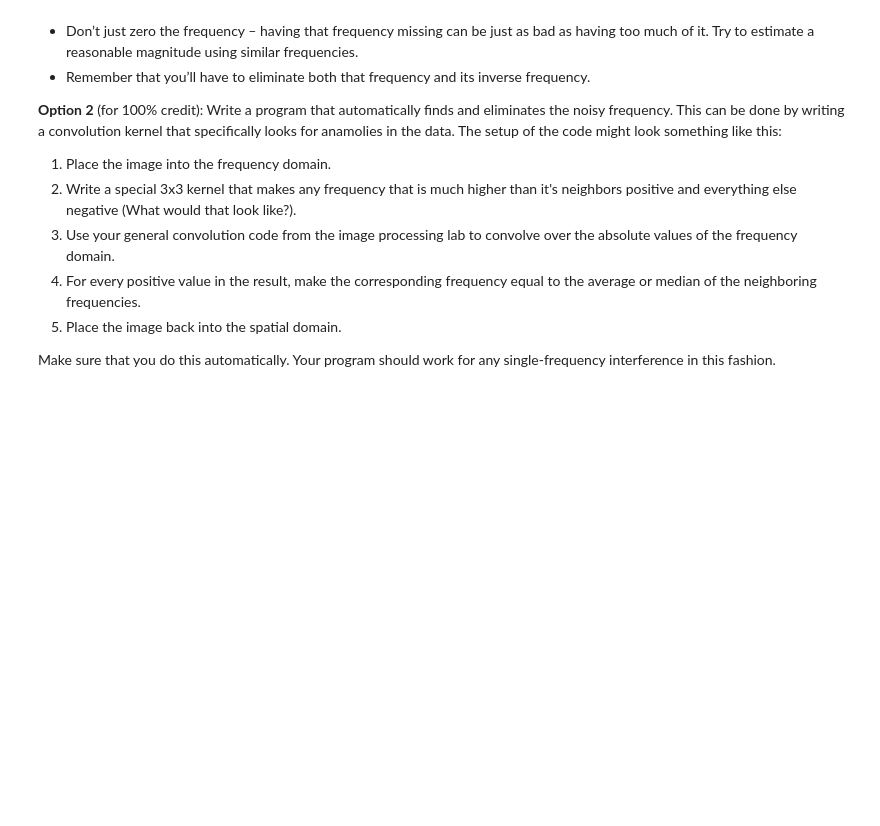
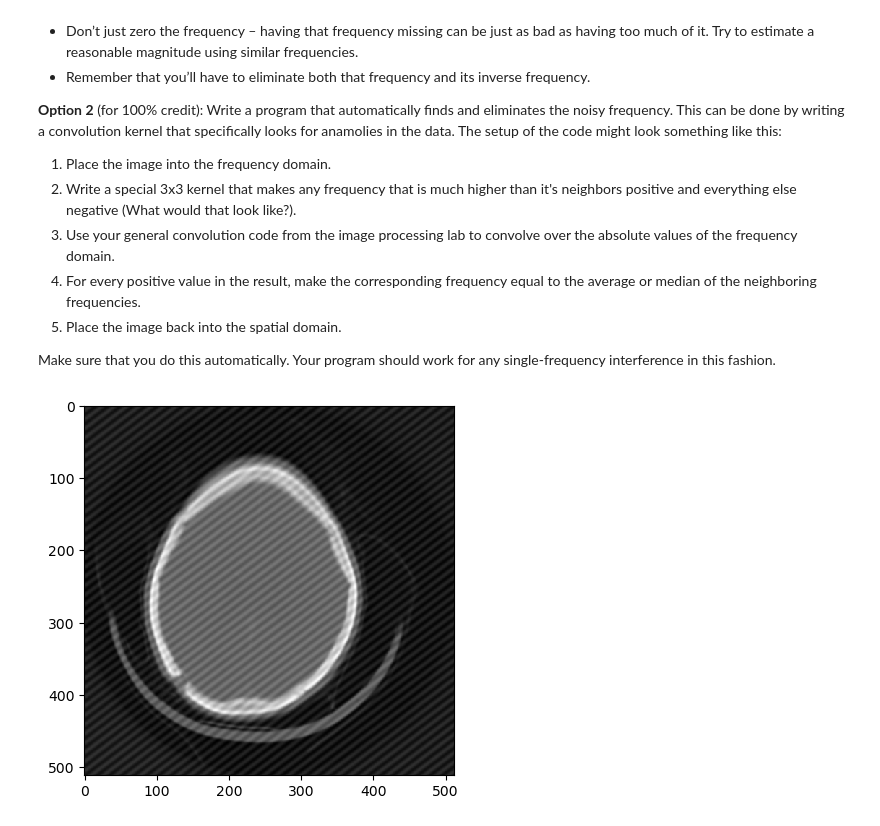
Before and after one commit to tristan-brown1/CS-355, a Jupyter notebook: Lab10/Lab10-FourierAnalysis.ipynb, the cells around one changed output. Cells and saved outputs as stored; diff of their text form; code cells hidden in the pictures; blank space fills up the shorter version.

```diff
--- a/Lab10/Lab10-FourierAnalysis.ipynb
+++ b/Lab10/Lab10-FourierAnalysis.ipynb
@@ -207,8 +258,18 @@ Make sure that you do this automatically. Your program should work for any singl
 # %%
 import matplotlib.pyplot as plt
 
 filename = "interfere.png"
-im = plt.imread(filename)
+im = plt.imread(filename)[:, :, 0]
 
-plt.imshow(im, cmap='gray', interpolation='none')
+F = np.fft.fft2(im)
+
+
+
+
+g = np.fft.ifft2(F)
+g = np.real(g)
+
+plt.imshow(g, cmap='gray', interpolation='none')
 plt.show()
+# %% [output]
+[figure, added]
```
Also changed, not shown: parts of 9 cells of this notebook.
